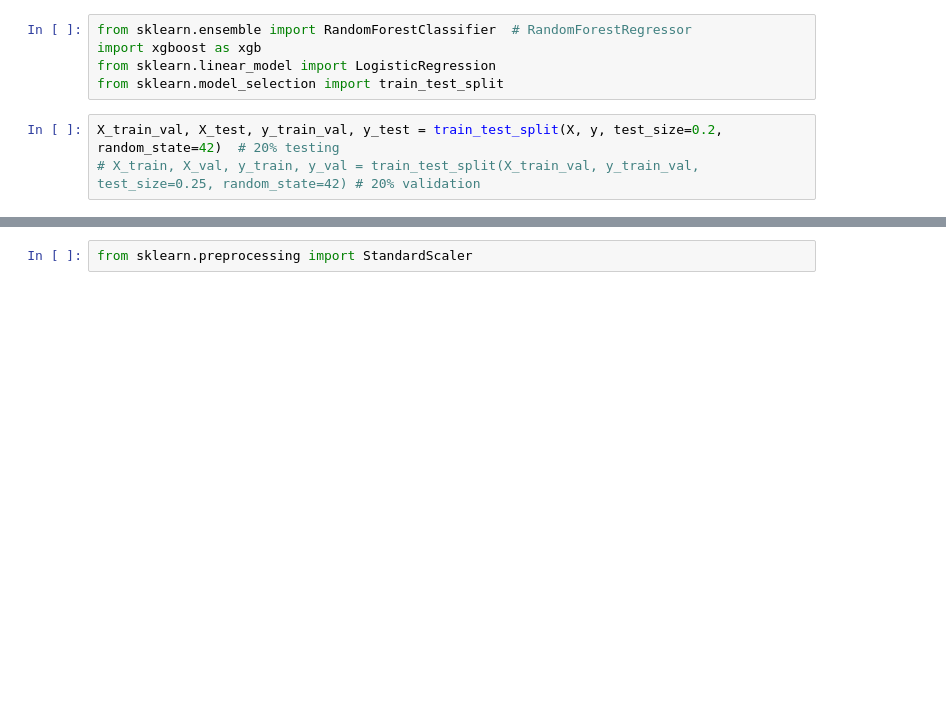
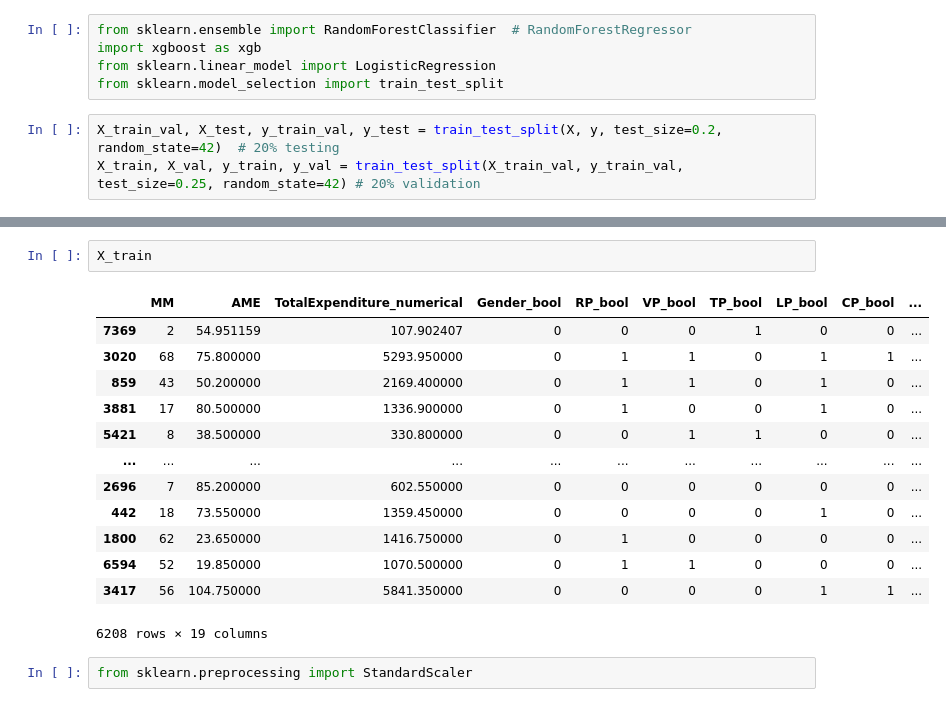
Before and after one commit to Qingyun-Wang/Customer_Retention, a Jupyter notebook: QingyunWang_churn.ipynb, the cells around one changed output, grey strips where cells are left out. Saved outputs shown, nothing was run; the diff lists cells and outputs as text; blank space fills up the shorter version.

```diff
--- a/QingyunWang_churn.ipynb
+++ b/QingyunWang_churn.ipynb
@@ -210,4 +232,4 @@ from sklearn.linear_model import LogisticRegression
 from sklearn.model_selection import train_test_split
 # %%
 X_train_val, X_test, y_train_val, y_test = train_test_split(X, y, test_size=0.2, random_state=42)  # 20% testing
-# X_train, X_val, y_train, y_val = train_test_split(X_train_val, y_train_val, test_size=0.25, random_state=42) # 20% validation
+X_train, X_val, y_train, y_val = train_test_split(X_train_val, y_train_val, test_size=0.25, random_state=42) # 20% validation
@@ -230,3 +236,19 @@ X_train_val
+# %%
+X_train
+# %% [output]
+|  | MM | AME | TotalExpenditure_numerical | Gender_bool | RP_bool | VP_bool | TP_bool | LP_bool | CP_bool | ... |
+| 7369 | 2 | 54.951159 | 107.902407 | 0 | 0 | 0 | 1 | 0 | 0 | ... |
+| 3020 | 68 | 75.800000 | 5293.950000 | 0 | 1 | 1 | 0 | 1 | 1 | ... |
+| 859 | 43 | 50.200000 | 2169.400000 | 0 | 1 | 1 | 0 | 1 | 0 | ... |
+| 3881 | 17 | 80.500000 | 1336.900000 | 0 | 1 | 0 | 0 | 1 | 0 | ... |
+| 5421 | 8 | 38.500000 | 330.800000 | 0 | 0 | 1 | 1 | 0 | 0 | ... |
+| ... | ... | ... | ... | ... | ... | ... | ... | ... | ... | ... |
+| 2696 | 7 | 85.200000 | 602.550000 | 0 | 0 | 0 | 0 | 0 | 0 | ... |
+| 442 | 18 | 73.550000 | 1359.450000 | 0 | 0 | 0 | 0 | 1 | 0 | ... |
+| 1800 | 62 | 23.650000 | 1416.750000 | 0 | 1 | 0 | 0 | 0 | 0 | ... |
+| 6594 | 52 | 19.850000 | 1070.500000 | 0 | 1 | 1 | 0 | 0 | 0 | ... |
+| 3417 | 56 | 104.750000 | 5841.350000 | 0 | 0 | 0 | 0 | 1 | 1 | ... |
+6208 rows × 19 columns
 # %%
 from sklearn.preprocessing import StandardScaler
 # %%
```
Also changed, not shown: parts of 14 cells of this notebook.
